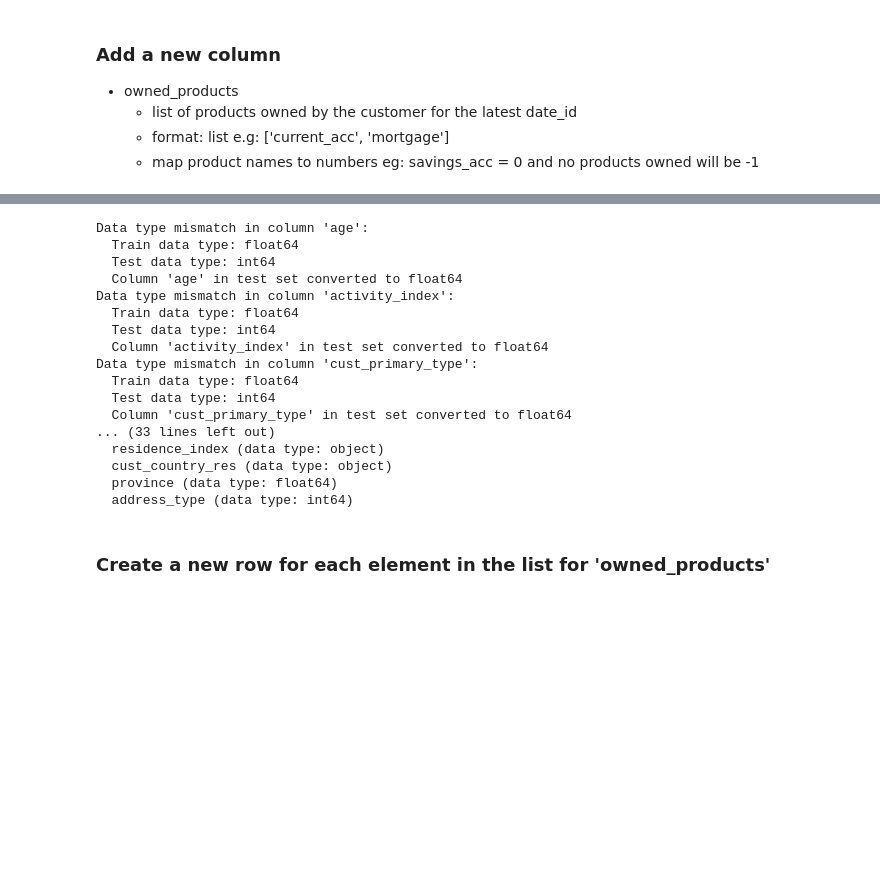
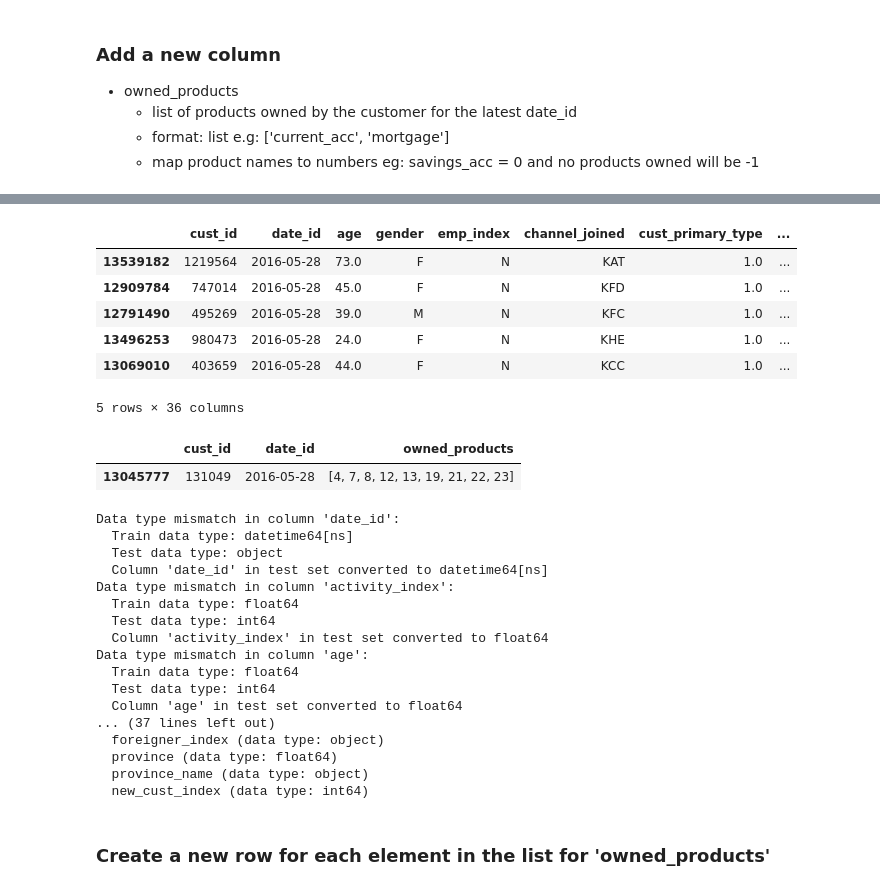
Before and after one commit to highwind-ai/examples, a Jupyter notebook: knn-banking-product-recommender/notebooks/data_exploration_santander_product_ds.ipynb, the cells around one changed output, grey strips where cells are left out. Drawn from its saved outputs; the diff is of its cells as text; code cells hidden in the pictures; blank space fills up the shorter version.

```diff
--- a/knn-banking-product-recommender/notebooks/data_exploration_santander_product_ds.ipynb
+++ b/knn-banking-product-recommender/notebooks/data_exploration_santander_product_ds.ipynb
@@ -992,13 +1049,27 @@ df_train_filtered.sample(3)
+# %%
+# Sample of latest records which is 2016-05-28
+df_latest_records.sample(5)
+# %% [output]
+|  | cust_id | date_id | age | gender | emp_index | channel_joined | cust_primary_type | ... |
+| 13539182 | 1219564 | 2016-05-28 | 73.0 | F | N | KAT | 1.0 | ... |
+| 12909784 | 747014 | 2016-05-28 | 45.0 | F | N | KFD | 1.0 | ... |
+| 12791490 | 495269 | 2016-05-28 | 39.0 | M | N | KFC | 1.0 | ... |
+| 13496253 | 980473 | 2016-05-28 | 24.0 | F | N | KHE | 1.0 | ... |
+| 13069010 | 403659 | 2016-05-28 | 44.0 | F | N | KCC | 1.0 | ... |
+5 rows × 36 columns
 # %%
 # Retrieve details for customers (latest record - not for all dates)
-cust_num = 933539
-customer_info = get_customer_details(df_train_filtered, cust_num)
-#customer_info
+cust_num = 131049
+customer_info = get_customer_details(df_latest_records, cust_num)
+customer_info
+# %% [output]
+|  | cust_id | date_id | owned_products |
+| 13045777 | 131049 | 2016-05-28 | [4, 7, 8, 12, 13, 19, 21, 22, 23] |
 # %%
 # Check column types for encoding purposes
 # Set the train and test dtypes to be the same
 
-df_train_dtypes = df_train_filtered.dtypes
+df_train_dtypes = df_latest_records.dtypes
 df_test_dtypes = df_test_subset_cols_cleaned.dtypes
 
 
@@ -1029,23 +1100,23 @@ if test_only_columns:
     for column in test_only_columns:
         print(f"  {column} (data type: {df_test_dtypes[column]})")
 # %% [output]
+Data type mismatch in column 'date_id':
+  Train data type: datetime64[ns]
+  Test data type: object
+  Column 'date_id' in test set converted to datetime64[ns]
+Data type mismatch in column 'activity_index':
+  Train data type: float64
+  Test data type: int64
+  Column 'activity_index' in test set converted to float64
 Data type mismatch in column 'age':
   Train data type: float64
   Test data type: int64
   Column 'age' in test set converted to float64
-Data type mismatch in column 'activity_index':
-  Train data type: float64
-  Test data type: int64
-  Column 'activity_index' in test set converted to float64
-Data type mismatch in column 'cust_primary_type':
-  Train data type: float64
-  Test data type: int64
-  Column 'cust_primary_type' in test set converted to float64
-... (33 lines left out)
-  residence_index (data type: object)
-  cust_country_res (data type: object)
+... (37 lines left out)
+  foreigner_index (data type: object)
   province (data type: float64)
-  address_type (data type: int64)
+  province_name (data type: object)
+  new_cust_index (data type: int64)
 # %% [markdown]
 ### Create a new row for each element in the list for 'owned_products'
 # %%
```
Also changed, not shown: parts of 27 cells of this notebook.
